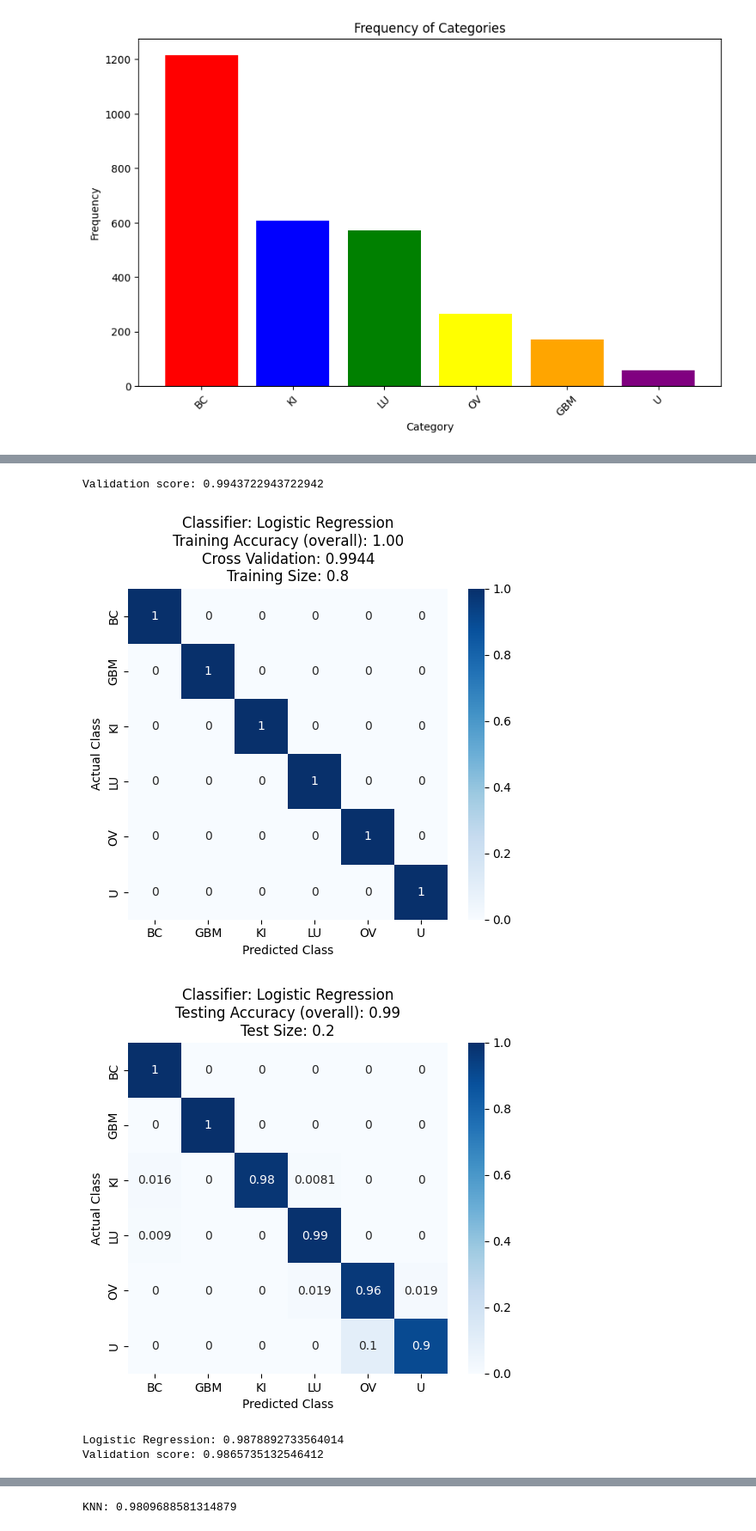
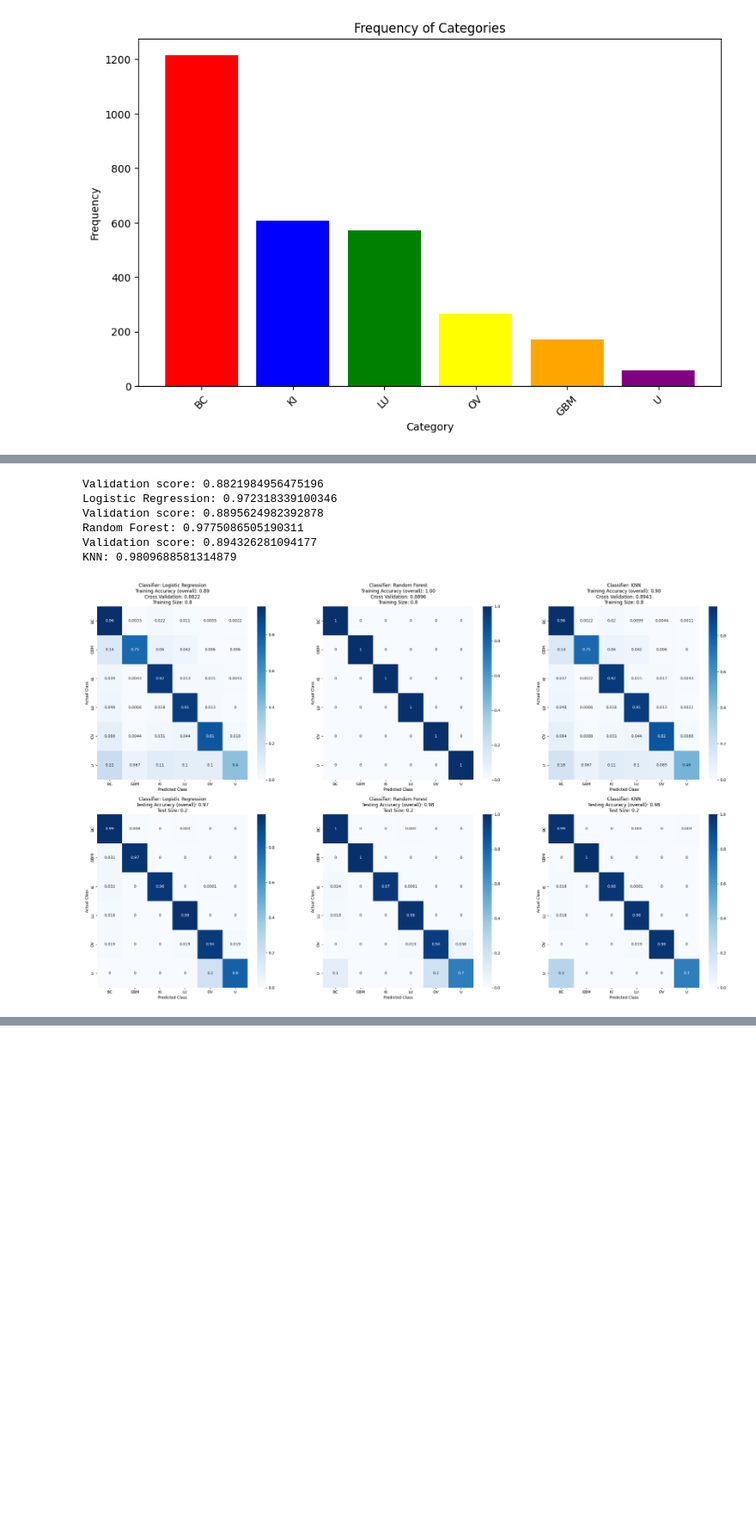
Before and after one commit to FelixJons/mve411-big-data-stats, a Jupyter notebook: assignment-1/per_class_notebook.ipynb, the cells around one changed output, grey strips where cells are left out. Shown: that part at 86% size. Drawn from its saved outputs; the diff is of its cells as text; code cells hidden in the pictures; blank space fills up the shorter version.

```diff
--- a/assignment-1/per_class_notebook.ipynb
+++ b/assignment-1/per_class_notebook.ipynb
@@ -16,12 +16,13 @@ from sklearn.pipeline import make_pipeline
 # %%
 # Standard Parameters
 test_set_size = 0.2  # [0.2, 0.6, 0.8]
-randomized_labels = False
-mislabel_percentage = 50  # Percentage decimals numbers: 0-100
+randomized_labels = True
+mislabel_percentage = 10  # Percentage decimals numbers: 0-100
 standardize = True
 apply_pca = False
 apply_anova = True
 feature_variance_threshold = 5
+kf = KFold(n_splits=5, shuffle=True, random_state=42)
 # %%
 # Load data
 file_path_data = "TCGAdata.txt"
@@ -202,5 +205,8 @@ The best number of features for KNN is 76 with a score of 0.9913391742025148.
 # %%
+i = 0
+plt.figure(figsize=(30, 18))
 for name, clf in classifiers.items():
+    i += 1
     X_train_copy = X_train.copy()
     X_test_copy = X_test.copy()
 
@@ -215,45 +221,45 @@ for name, clf in classifiers.items():
         X_test_copy = pca.transform(X_test_copy)
 
     ### Training Score###
-    kf = KFold(n_splits=5, shuffle=True, random_state=42)
     cv_scores = cross_val_score(clf, X_train_copy, y_train, cv=kf)
     clf.fit(X_train_copy, y_train)
     y_pred_train = clf.predict(X_train_copy)
     accuracy = accuracy_score(y_train, y_pred_train)
     cm = confusion_matrix(y_train, y_pred_train, normalize="true")
     class_labels = sorted(set(y_train))
     print(f"Validation score: {np.mean(cv_scores)}")
-    plt.figure(figsize=(6, 5))
+    plt.subplot(2, 3, i)
     sns.heatmap(
         cm, annot=True, cmap="Blues", xticklabels=class_labels, yticklabels=class_labels
     )
     plt.title(
         f"Classifier: {name}\nTraining Accuracy (overall): {accuracy:.2f}\nCross Validation: {np.mean(cv_scores):.4f}\nTraining Size: {(1-test_set_size):.1f}"
     )
     plt.ylabel("Actual Class")
     plt.xlabel("Predicted Class")
 
     ### Test score ####
     y_pred_test = clf.predict(X_test_copy)
     accuracy = accuracy_score(y_test, y_pred_test)
     cm = confusion_matrix(y_test, y_pred_test, normalize="true")
     class_labels = sorted(set(y_test))
-    plt.figure(figsize=(6, 5))
+    plt.subplot(2, 3, i+3)
     sns.heatmap(
         cm, annot=True, cmap="Blues", xticklabels=class_labels, yticklabels=class_labels
     )
     plt.title(
         f"Classifier: {name}\nTesting Accuracy (overall): {accuracy:.2f}\nTest Size: {test_set_size}"
     )
     plt.ylabel("Actual Class")
     plt.xlabel("Predicted Class")
 
-    plt.show()
-
     print(f"{name}: {accuracy}")
+plt.show()
 # %% [output]
-Validation score: 0.9943722943722942
+Validation score: 0.8821984956475196
+Logistic Regression: 0.972318339100346
+Validation score: 0.8895624982392878
+Random Forest: 0.9775086505190311
+Validation score: 0.894326281094177
+KNN: 0.9809688581314879
-[figure, old version]
+[figure, new version]
-[figure, removed]
-Logistic Regression: 0.9878892733564014
-Validation score: 0.9865735132546412
@@ -266 +265,0 @@ Validation score: 0.9913391742025148
-KNN: 0.9809688581314879
```
Also changed, not shown: parts of 4 cells of this notebook.
